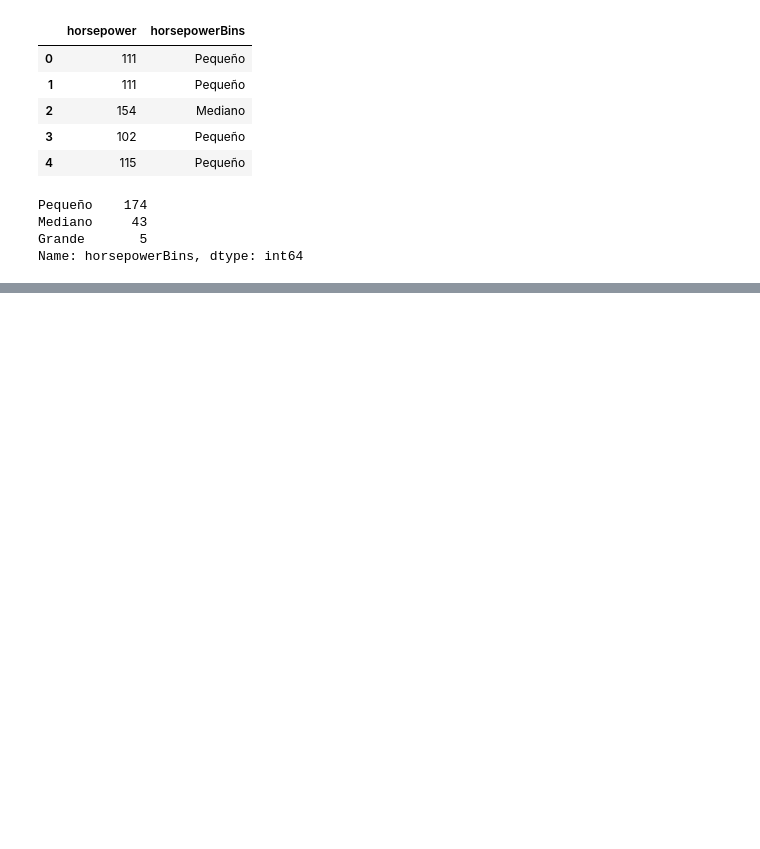
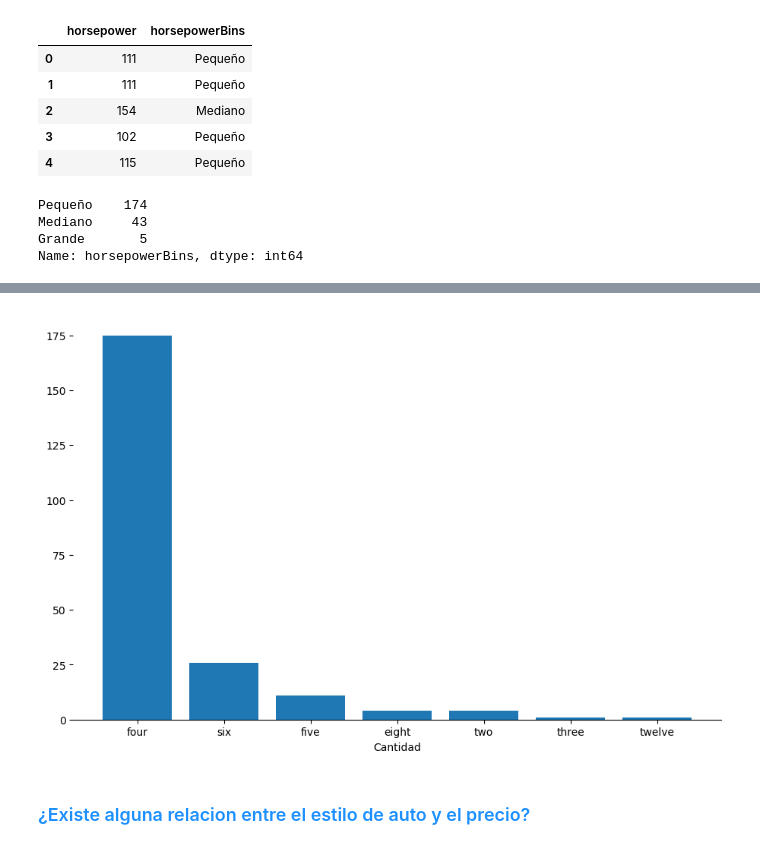
Before and after one commit to IvaRetana/1Q2023, a Jupyter notebook: EDA_Autos_Ivannia_Retana.ipynb, the cells around one changed output, grey strips where cells are left out. Cells and saved outputs as stored; diff of their text form; code cells hidden in the pictures; blank space fills up the shorter version.

```diff
--- a/EDA_Autos_Ivannia_Retana.ipynb
+++ b/EDA_Autos_Ivannia_Retana.ipynb
@@ -591,0 +804,5 @@ dfAutos.head(5)
+# %%
+dfGraf=dfAutos.groupby(["Cylinders"]).count()
+dfGraf=dfGraf.iloc[:,:1]
+dfGraf=dfGraf.sort_values("symboling",ascending= False)
+dfGraf
@@ -591,0 +819,15 @@ dfAutos.head(5)
+# %%
+fig,ax=plt.subplots(1,1,figsize=(11,6.9),dpi=100)
+
+x1=dfGraf.index.tolist()
+y1=dfGraf["symboling"].tolist()
+#y1_pos=np.arange(len(x1))
+
+ax.bar(x1,y1,align="center")
+ax.set_xlabel("Cantidad")
+
+plt.show()
+# %% [output]
+[figure, added]
+# %% [markdown]
+<h3 Style="color:#1E90FF"> ¿Existe alguna relacion entre el estilo de auto y el precio? </h3>
```
Also changed, not shown: parts of 25 cells of this notebook.
